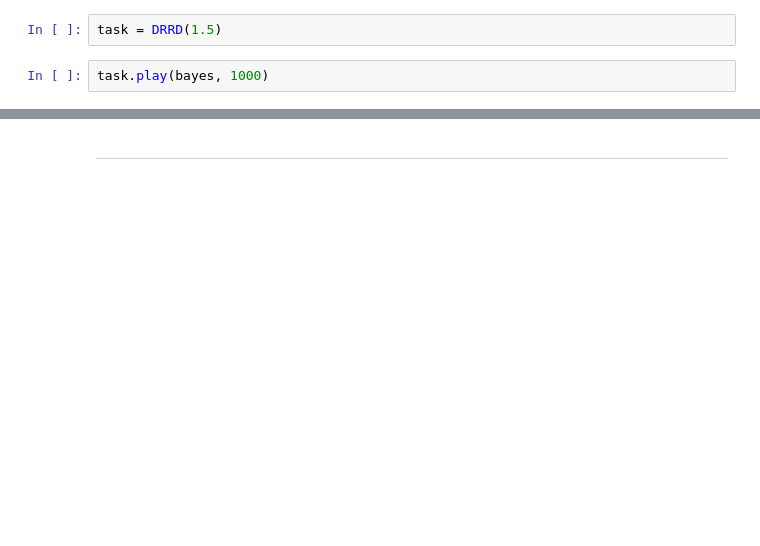
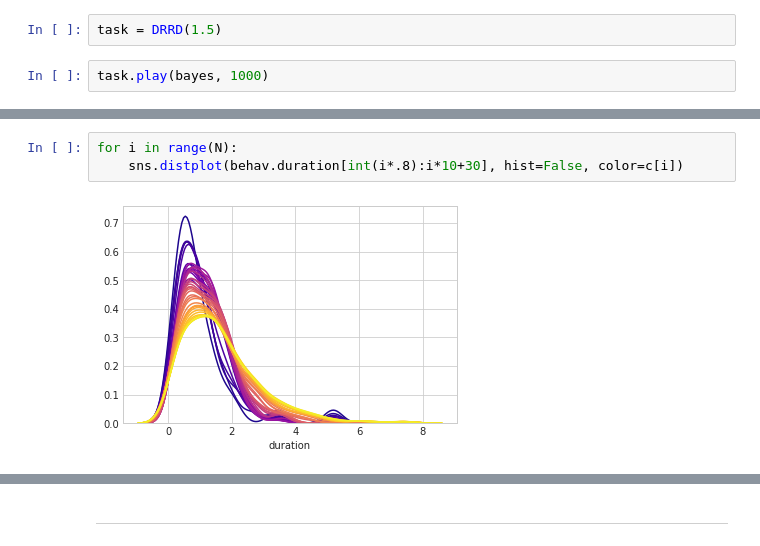
Before and after one commit to EstevaoUyra/spikelearn, a Jupyter notebook: notebooks/exploration/Bayesian rat.ipynb, the cells around one changed output, grey strips where cells are left out. Saved outputs shown, nothing was run; the diff lists cells and outputs as text; blank space fills up the shorter version.

```diff
--- a/notebooks/exploration/Bayesian rat.ipynb
+++ b/notebooks/exploration/Bayesian rat.ipynb
@@ -156,3 +170,8 @@ plt.scatter(task.action_history_,np.arange(1000))
+# %%
+for i in range(N):
+    sns.distplot(behav.duration[int(i*.8):i*10+30], hist=False, color=c[i])
+# %% [output]
+[figure, added]
 # %%
 N=40
 c = sns.color_palette('plasma', N)
```
Also changed, not shown: parts of 16 cells of this notebook, 3 other files.
